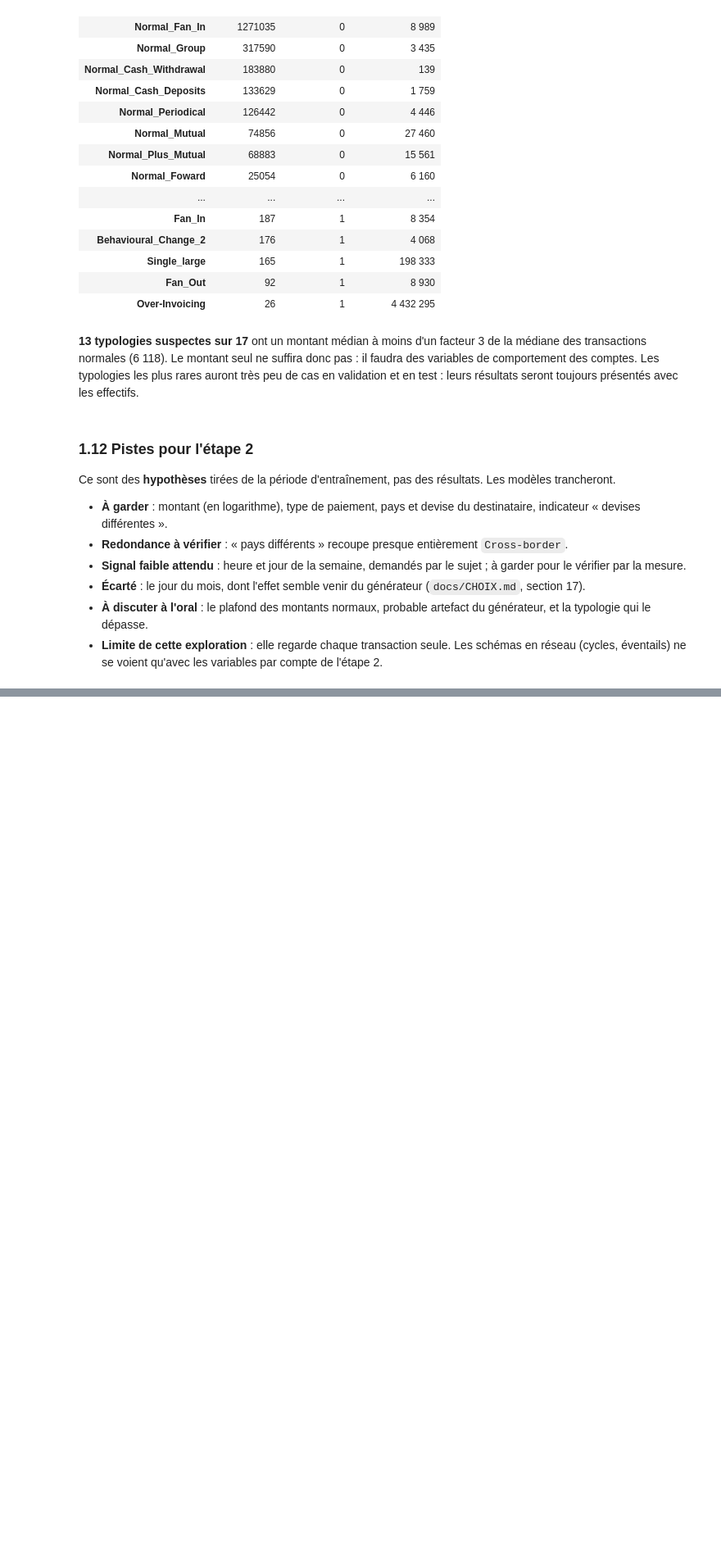
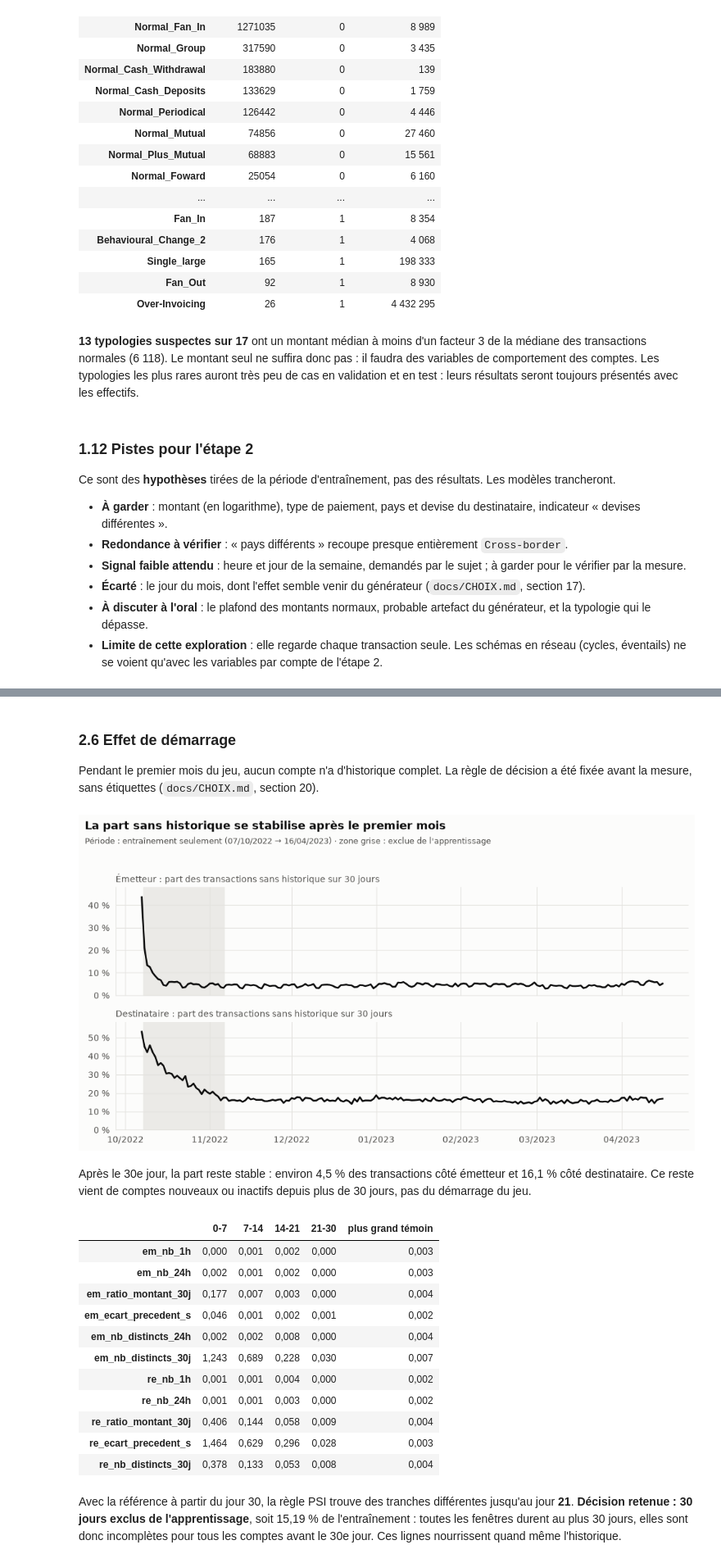
Before and after one commit to aljene307/aml-detection-xai, a Jupyter notebook: notebooks/projet_aml.ipynb, the cells around one changed output, grey strips where cells are left out. Shown at 82% size. Saved outputs shown, nothing was run; the diff lists cells and outputs as text; code cells hidden in the pictures; blank space fills up the shorter version.

```diff
--- a/notebooks/projet_aml.ipynb
+++ b/notebooks/projet_aml.ipynb
@@ -487,0 +626,13 @@ trancheront.
+# %%
+contreparties = lire("contreparties.json")
+retenues = set(history_columns())
+display(pd.DataFrame({
+    nom: {
+        "Spearman avec le compteur": fr(v["spearman_avec_compteur"], 3),
+        "Lignes où le nombre distinct diffère (%)": fr(v["lignes_ou_distinct_differe_pct"], 1),
+        "Moyenne du compteur": fr(v["moyenne_compteur"], 1),
+        "Moyenne des distinctes": fr(v["moyenne_distincts"], 1),
+        "Décision": "gardée" if nom in retenues else "écartée",
+    }
+    for nom, v in contreparties["variables"].items()
+}).T)
@@ -487,0 +692,65 @@ trancheront.
+# %% [markdown]
+### 2.6 Effet de démarrage
+
+Pendant le premier mois du jeu, aucun compte n'a d'historique complet. La règle de décision a été
+fixée avant la mesure, sans étiquettes (`docs/CHOIX.md`, section 20).
+# %%
+debut = pd.read_parquet(
+    FEATURES_PATH, columns=[TIMESTAMP, "em_sans_historique_30j", "re_sans_historique_30j"],
+    filters=[(TIMESTAMP, "<", coupure)],
+)
+par_jour = debut.groupby(debut[TIMESTAMP].dt.floor("D"))[
+    ["em_sans_historique_30j", "re_sans_historique_30j"]].mean() * 100
+premier_jour = debut[TIMESTAMP].min()
+fin_demarrage = premier_jour + pd.Timedelta(days=30)
+del debut
+
+fig, axes = plt.subplots(2, 1, figsize=(10, 5.2), sharex=True)
+titres(fig, "La part sans historique se stabilise après le premier mois",
+       PERIODE_TRAIN, "zone grise : exclue de l'apprentissage")
+for ax, colonne, nom in zip(axes, par_jour.columns, ["Émetteur", "Destinataire"]):
+    ax.axvspan(premier_jour, fin_demarrage, color=GRILLE, alpha=0.7, linewidth=0)
+    ax.plot(par_jour.index, par_jour[colonne], color=ENCRE, linewidth=2)
+    ax.set_title(f"{nom} : part des transactions sans historique sur 30 jours", loc="left",
+                 fontsize=10, color=ENCRE_2)
+    ax.set_ylim(0, par_jour[colonne].max() * 1.1)
+    ax.xaxis.set_major_formatter(mdates.DateFormatter("%m/%Y"))
+    ax.yaxis.set_major_formatter(FuncFormatter(lambda v, _: f"{fr(v, 0)} %"))
+fig.tight_layout(rect=(0, 0, 1, 0.9))
+plt.show()
+
+apres = par_jour[par_jour.index >= fin_demarrage]
+note(
+    f"Après le 30e jour, la part reste stable : environ {fr(apres.iloc[:, 0].mean(), 1)} % "
+    f"des transactions côté émetteur et {fr(apres.iloc[:, 1].mean(), 1)} % côté destinataire. "
+    "Ce reste vient de comptes nouveaux ou inactifs depuis plus de 30 jours, pas du démarrage du jeu."
+)
+
+demarrage = lire("demarrage.json")
+decision = demarrage["decision"]
+psi_table = pd.DataFrame(demarrage["psi"]).T
+psi_table["plus grand témoin"] = pd.Series(demarrage["psi_temoins_max"])
+display(psi_table.map(lambda v: fr(v, 3)))
+note(
+    f"Avec la référence à partir du jour 30, la règle PSI trouve des tranches différentes jusqu'au "
+    f"jour **{decision['jour_regle_psi']}**. **Décision retenue : {decision['exclure_avant_jour']} "
+    f"jours exclus de l'apprentissage**, soit {fr(demarrage['part_premiers_30_jours_pct'], 2)} % de "
+    "l'entraînement : toutes les fenêtres durent au plus 30 jours, elles sont donc incomplètes pour "
+    "tous les comptes avant le 30e jour. Ces lignes nourrissent quand même l'historique."
+)
+# %% [output]
+[figure, added]
+Après le 30e jour, la part reste stable : environ 4,5 % des transactions côté émetteur et 16,1 % côté destinataire. Ce reste vient de comptes nouveaux ou inactifs depuis plus de 30 jours, pas du démarrage du jeu.
+|  | 0-7 | 7-14 | 14-21 | 21-30 | plus grand témoin |
+| em_nb_1h | 0,000 | 0,001 | 0,002 | 0,000 | 0,003 |
+| em_nb_24h | 0,002 | 0,001 | 0,002 | 0,000 | 0,003 |
+| em_ratio_montant_30j | 0,177 | 0,007 | 0,003 | 0,000 | 0,004 |
+| em_ecart_precedent_s | 0,046 | 0,001 | 0,002 | 0,001 | 0,002 |
+| em_nb_distincts_24h | 0,002 | 0,002 | 0,008 | 0,000 | 0,004 |
+| em_nb_distincts_30j | 1,243 | 0,689 | 0,228 | 0,030 | 0,007 |
+| re_nb_1h | 0,001 | 0,001 | 0,004 | 0,000 | 0,002 |
+| re_nb_24h | 0,001 | 0,001 | 0,003 | 0,000 | 0,002 |
+| re_ratio_montant_30j | 0,406 | 0,144 | 0,058 | 0,009 | 0,004 |
+| re_ecart_precedent_s | 1,464 | 0,629 | 0,296 | 0,028 | 0,003 |
+| re_nb_distincts_30j | 0,378 | 0,133 | 0,053 | 0,008 | 0,004 |
+Avec la référence à partir du jour 30, la règle PSI trouve des tranches différentes jusqu'au jour **21**. **Décision retenue : 30 jours exclus de l'apprentissage**, soit 15,19 % de l'entraînement : toutes les fenêtres durent au plus 30 jours, elles sont donc incomplètes pour tous les comptes avant le 30e jour. Ces lignes nourrissent quand même l'historique.
```
Also changed, not shown: parts of 16 cells of this notebook, 1 other file.
